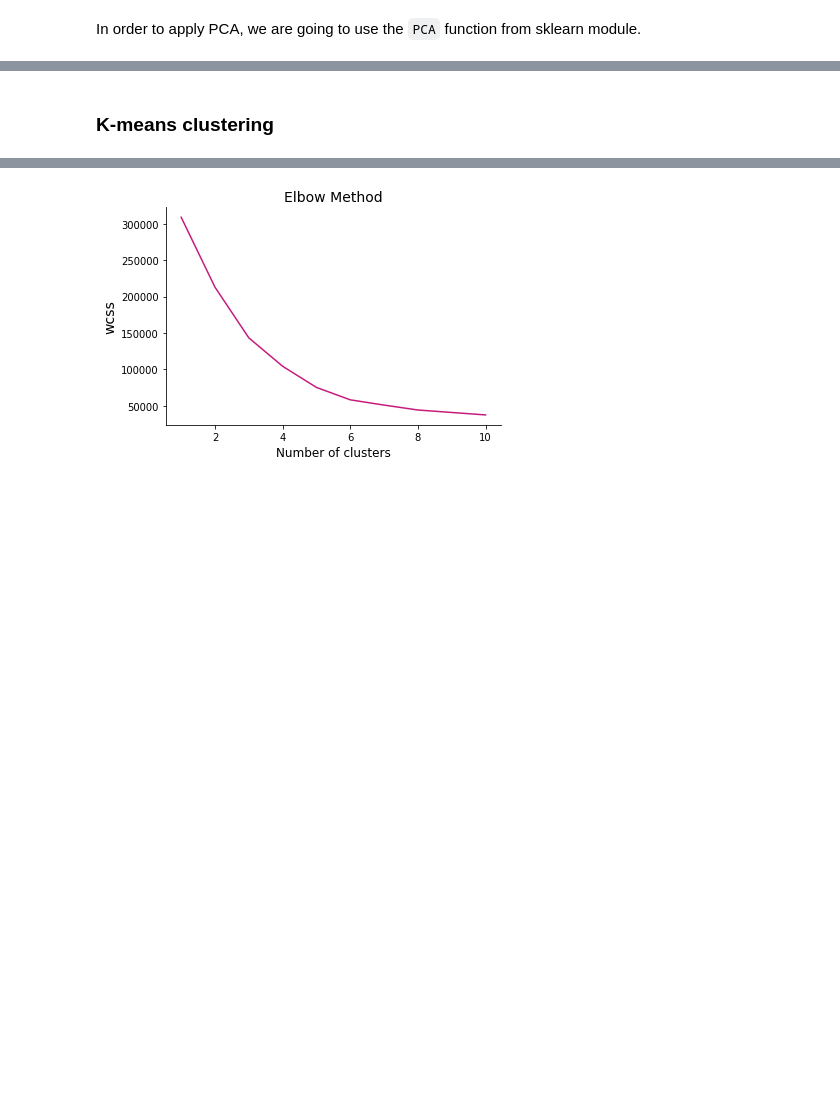
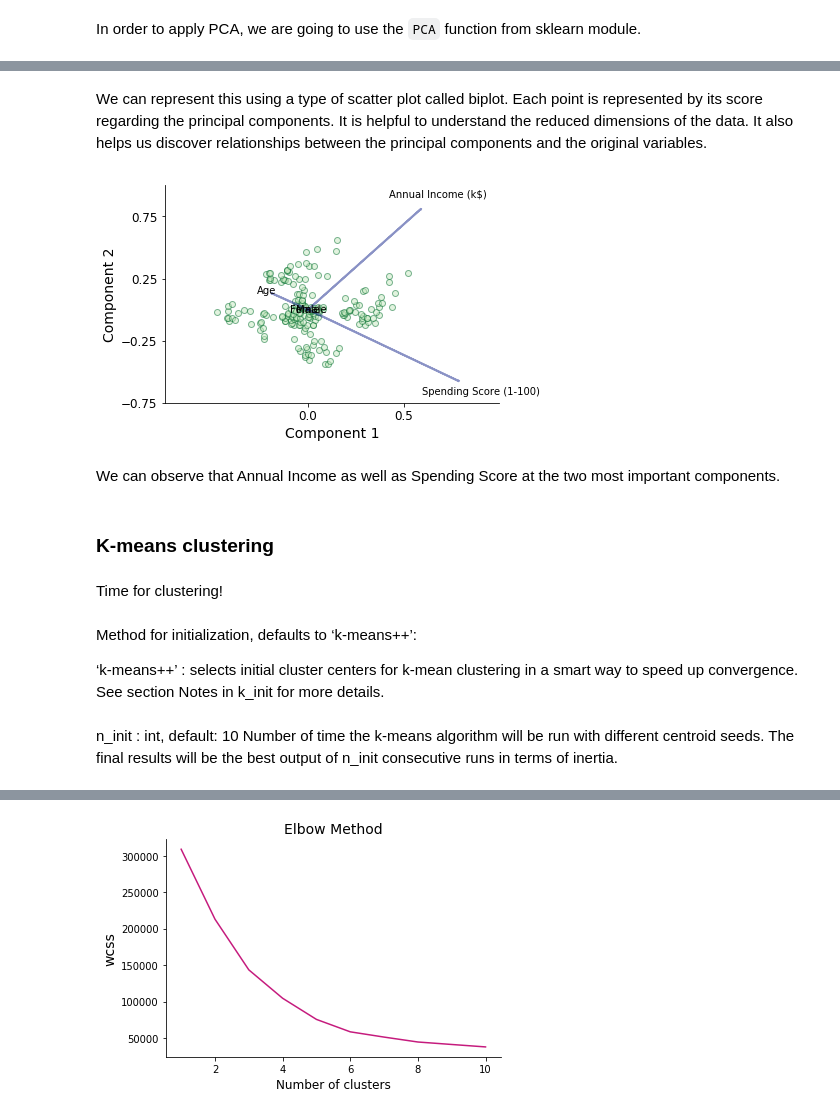
Before and after one commit to ugis22/clustering_analysis, a Jupyter notebook: clustering_analysis.ipynb, the cells around one changed output, grey strips where cells are left out. Cells and saved outputs as stored; diff of their text form; code cells hidden in the pictures; blank space fills up the shorter version.

Commit message:
Clustering analysis

```diff
--- a/clustering_analysis.ipynb
+++ b/clustering_analysis.ipynb
@@ -288,2 +277,20 @@ plt.colorbar();
+# %% [markdown]
+We can represent this using a type of scatter plot called biplot. Each point is represented by its score regarding the principal components.
+It is helpful to understand the reduced dimensions of the data. It also helps us discover relationships between the principal components and the original variables.
+# %%
+extra_graphs.biplot(pca_2d[:,0:2], np.transpose(pca.components_[0:2, :]), labels=X.columns)
+# %% [output]
+[figure, added]
+# %% [markdown]
+We can observe that Annual Income as well as Spending Score at the two most important components.
 # %% [markdown]
 ### K-means clustering
+# %% [markdown]
+Time for clustering!
+# %% [markdown]
+Method for initialization, defaults to ‘k-means++’:
+
+‘k-means++’ : selects initial cluster centers for k-mean clustering in a smart way to speed up convergence. See section Notes in k_init for more details.
+# %% [markdown]
+n_init : int, default: 10
+Number of time the k-means algorithm will be run with different centroid seeds. The final results will be the best output of n_init consecutive runs in terms of inertia.
```
Also changed, not shown: parts of 18 cells of this notebook.
